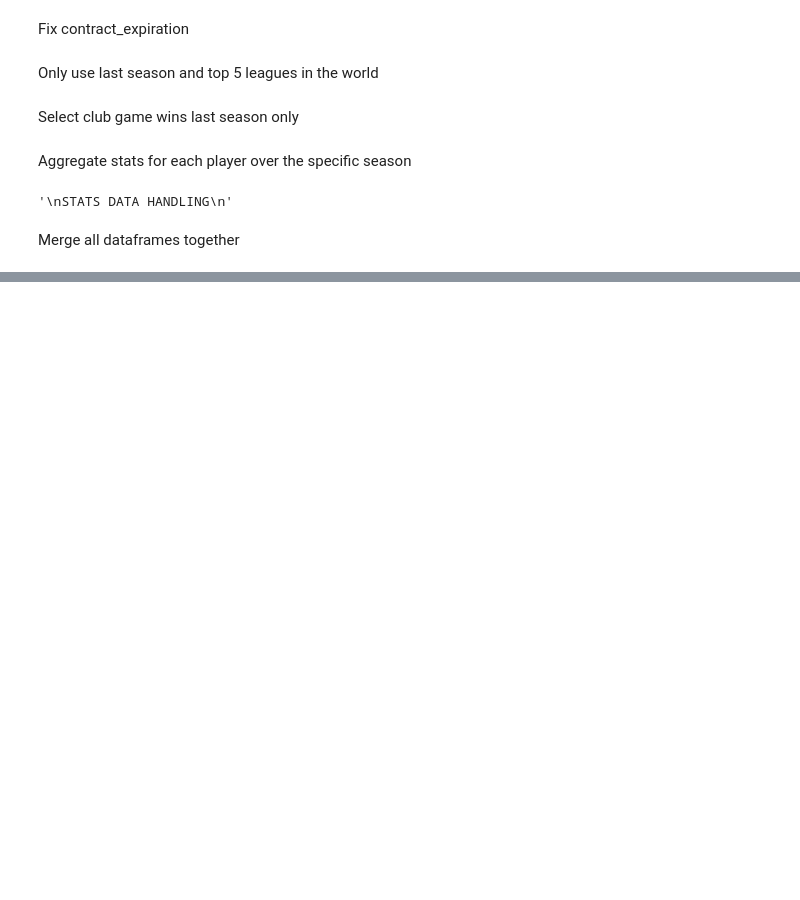
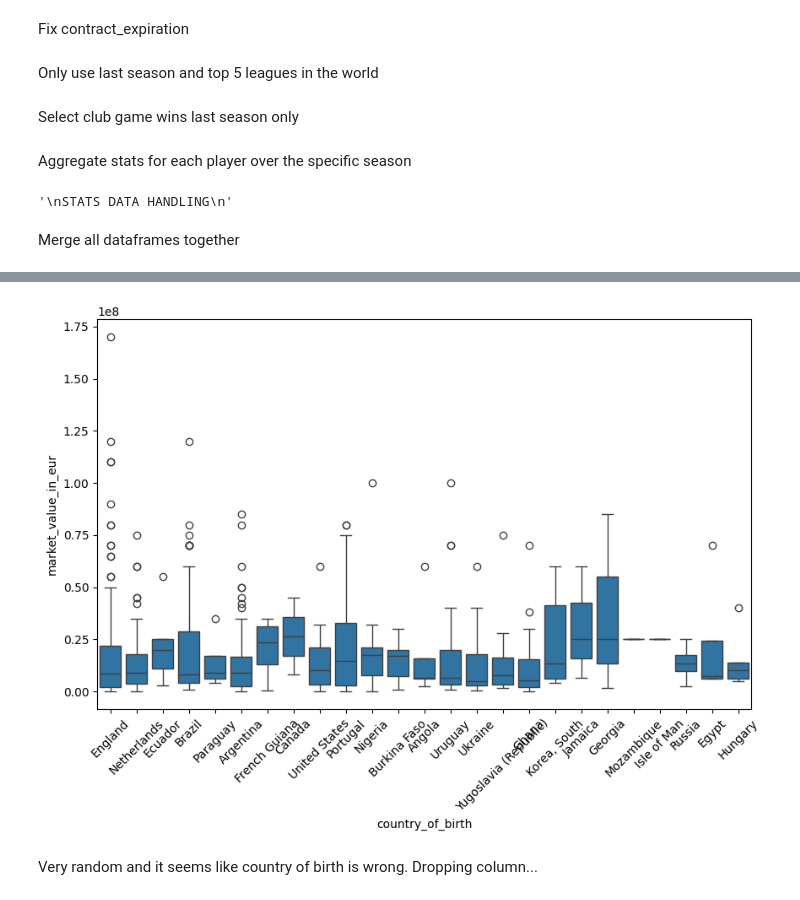
Before and after one commit to rogoran/transferValuationProject, a Jupyter notebook: dataset_analysis.ipynb, the cells around one changed output, grey strips where cells are left out. Cells and saved outputs as stored; diff of their text form; code cells hidden in the pictures; blank space fills up the shorter version.

```diff
--- a/dataset_analysis.ipynb
+++ b/dataset_analysis.ipynb
@@ -221,0 +273,19 @@ df_val_stats_cat_club_last_season
+# %%
+# Group by country of birth and get the average market value
+country_market_values = df_features.groupby('country_of_birth')['market_value_in_eur'].mean().sort_values(ascending=False)
+
+# Take the top N countries
+top_countries = country_market_values.head(25)  # Adjust N as needed
+
+# Filter the original DataFrame to include only the top N countries
+top_countries_df = df_features[df_features['country_of_birth'].isin(top_countries.index)]
+
+# Now plot
+plt.figure(figsize=(10, 6))
+sns.boxplot(x='country_of_birth', y='market_value_in_eur', data=top_countries_df)
+plt.xticks(rotation=45)
+plt.show()
+# %% [output]
+[figure, added]
+# %% [markdown]
+Very random and it seems like country of birth is wrong. Dropping column...
```
Also changed, not shown: parts of 15 cells of this notebook, 2 other files.
